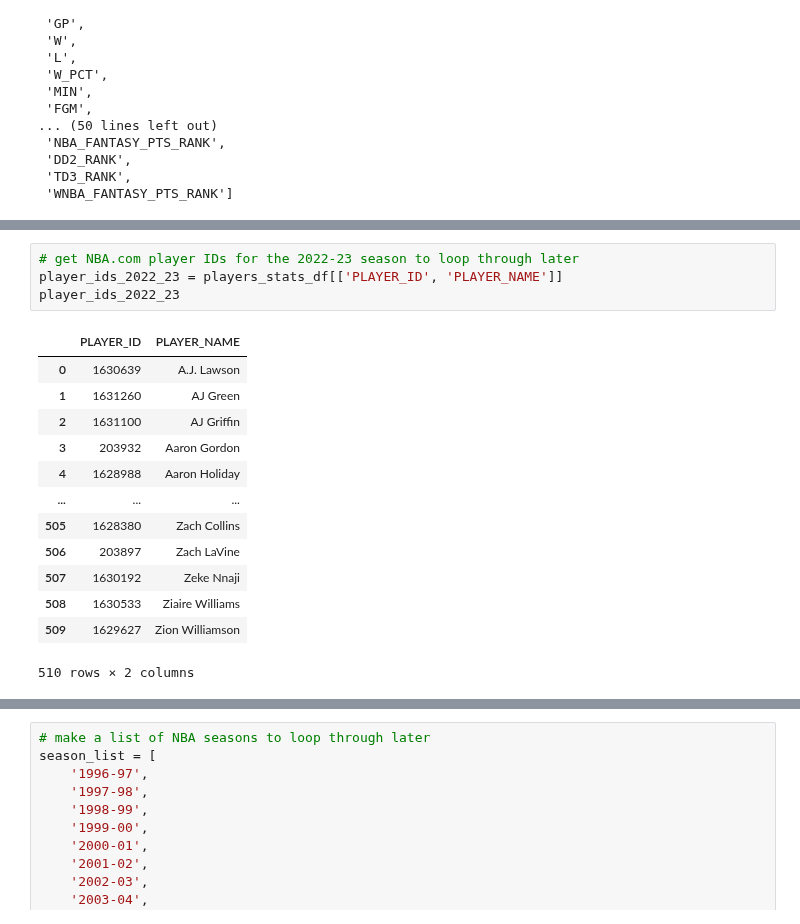
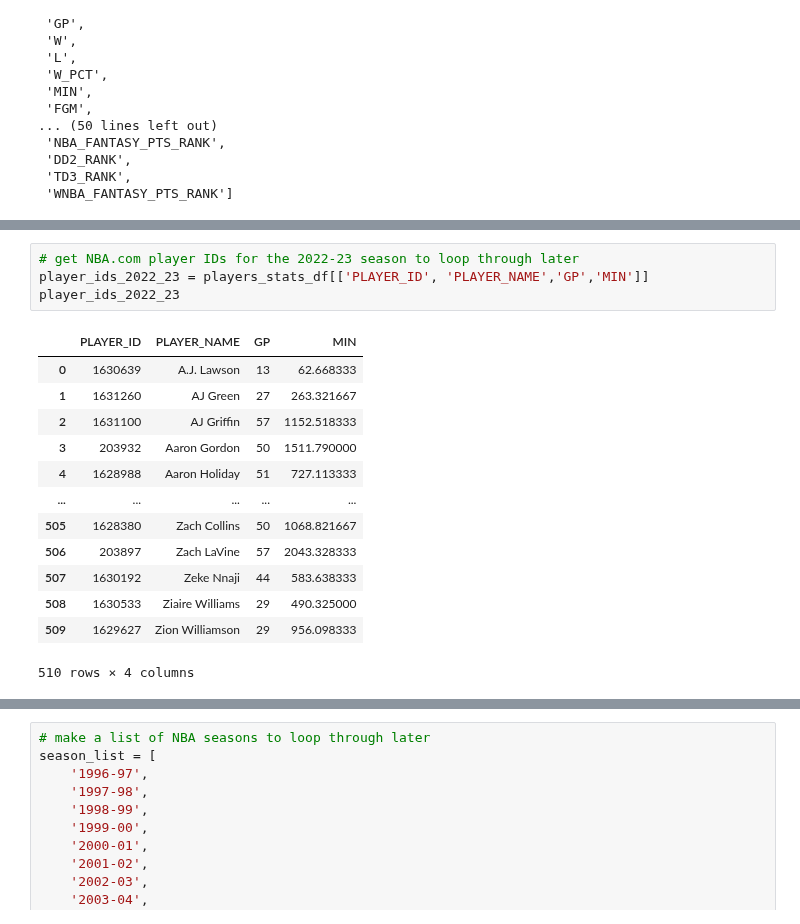
Before and after one commit to NadeemPatel2019/MSDS-456-final-project, a Jupyter notebook: nba_com_player_box_stats_scraping.ipynb, the cells around one changed output, grey strips where cells are left out. Cells and saved outputs as stored; diff of their text form.

```diff
--- a/nba_com_player_box_stats_scraping.ipynb
+++ b/nba_com_player_box_stats_scraping.ipynb
@@ -57,19 +59,19 @@ players_stats_df.head()
 5 rows × 66 columns
 # %%
 # get NBA.com player IDs for the 2022-23 season to loop through later
-player_ids_2022_23 = players_stats_df[['PLAYER_ID', 'PLAYER_NAME']]
+player_ids_2022_23 = players_stats_df[['PLAYER_ID', 'PLAYER_NAME','GP','MIN']]
 player_ids_2022_23
 # %% [output]
-|  | PLAYER_ID | PLAYER_NAME |
-| 0 | 1630639 | A.J. Lawson |
-| 1 | 1631260 | AJ Green |
-| 2 | 1631100 | AJ Griffin |
-| 3 | 203932 | Aaron Gordon |
-| 4 | 1628988 | Aaron Holiday |
-| ... | ... | ... |
-| 505 | 1628380 | Zach Collins |
-| 506 | 203897 | Zach LaVine |
-| 507 | 1630192 | Zeke Nnaji |
-| 508 | 1630533 | Ziaire Williams |
-| 509 | 1629627 | Zion Williamson |
+|  | PLAYER_ID | PLAYER_NAME | GP | MIN |
+| 0 | 1630639 | A.J. Lawson | 13 | 62.668333 |
+| 1 | 1631260 | AJ Green | 27 | 263.321667 |
+| 2 | 1631100 | AJ Griffin | 57 | 1152.518333 |
+| 3 | 203932 | Aaron Gordon | 50 | 1511.790000 |
+| 4 | 1628988 | Aaron Holiday | 51 | 727.113333 |
+| ... | ... | ... | ... | ... |
+| 505 | 1628380 | Zach Collins | 50 | 1068.821667 |
+| 506 | 203897 | Zach LaVine | 57 | 2043.328333 |
+| 507 | 1630192 | Zeke Nnaji | 44 | 583.638333 |
+| 508 | 1630533 | Ziaire Williams | 29 | 490.325000 |
+| 509 | 1629627 | Zion Williamson | 29 | 956.098333 |
-510 rows × 2 columns
+510 rows × 4 columns
```
Also changed, not shown: parts of 42 cells of this notebook, 2 other files.
